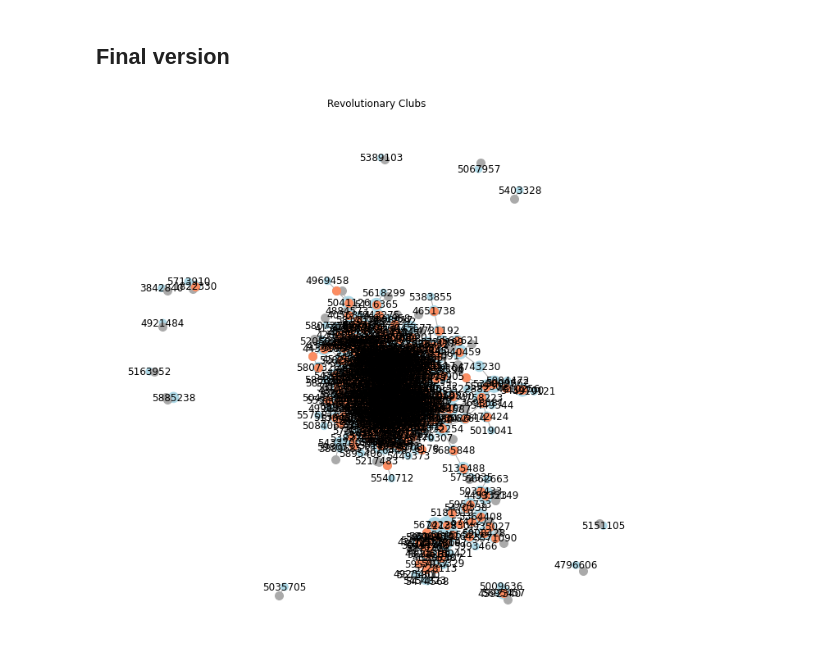
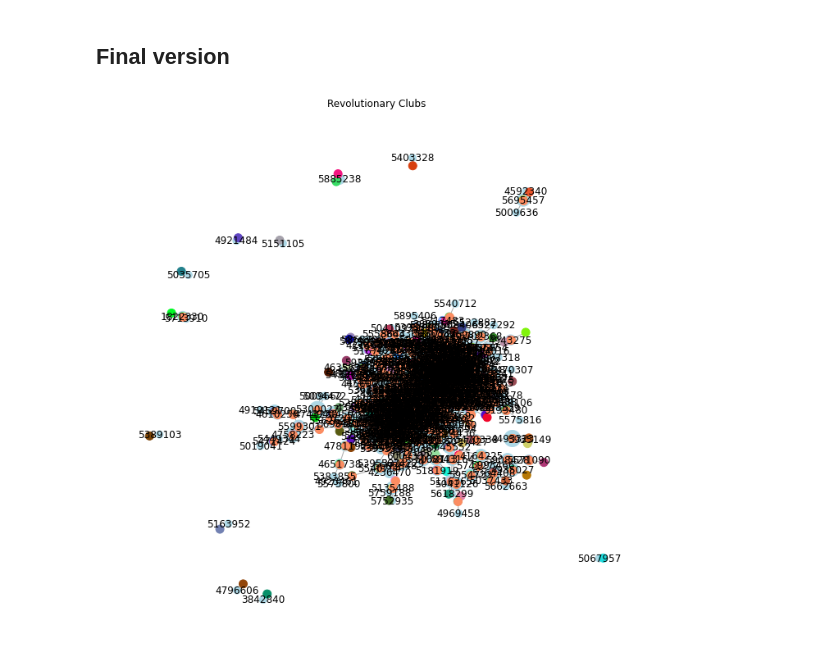
Before and after one commit to Vamshi900/crime_data_visualtion, a Jupyter notebook: hw3/partB/networkx-graphs-from-source-target-dataframe.ipynb, the cells around one changed output. Saved outputs shown, nothing was run; the diff lists cells and outputs as text; code cells hidden in the pictures.

```diff
--- a/hw3/partB/networkx-graphs-from-source-target-dataframe.ipynb
+++ b/hw3/partB/networkx-graphs-from-source-target-dataframe.ipynb
@@ -16,3 +35,5 @@ warnings.filterwarnings("ignore")
+# %%
+df2,assigned_colors = process_data_frame(0)
 # %% [markdown]
 ## Let's deal with our data!
 
@@ -217,32 +242,35 @@ plt.figure(figsize=(12, 12))
 
 # 1. Create the graph
 g = nx.from_pandas_edgelist(df, source='name', target='club')
 
 # 2. Create a layout for our nodes
 layout = nx.spring_layout(g,iterations=50)
 
 # 3. Draw the parts we want
 nx.draw_networkx_edges(g, layout, edge_color='#AAAAAA')
 
 clubs = [node for node in g.nodes() if node in df.club.unique()]
 size = [g.degree(node) * 80 for node in g.nodes() if node in df.club.unique()]
 nx.draw_networkx_nodes(g, layout, nodelist=clubs, node_size=size, node_color='lightblue')
 
+# extact color colum in df2 as list
+colors = df2['color'].unique().tolist()
+
 people = [node for node in g.nodes() if node in df.name.unique()]
-nx.draw_networkx_nodes(g, layout, nodelist=people, node_size=100, node_color='#AAAAAA')
+nx.draw_networkx_nodes(g, layout, nodelist=people, node_size=100, node_color=colors)
 
 high_degree_people = [node for node in g.nodes() if node in df.name.unique() and g.degree(node) > 1]
 nx.draw_networkx_nodes(g, layout, nodelist=high_degree_people, node_size=100, node_color='#fc8d62')
 
 club_dict = dict(zip(clubs, clubs))
 nx.draw_networkx_labels(g, layout, labels=club_dict)
 
 # 4. Turn off the axis because I know you don't want it
 plt.axis('off')
 
 plt.title("Revolutionary Clubs")
 
 # 5. Tell matplotlib to show it
 plt.show()
 # %% [output]
-[figure, old version]
+[figure, new version]
```
Also changed, not shown: parts of 2 cells of this notebook.
